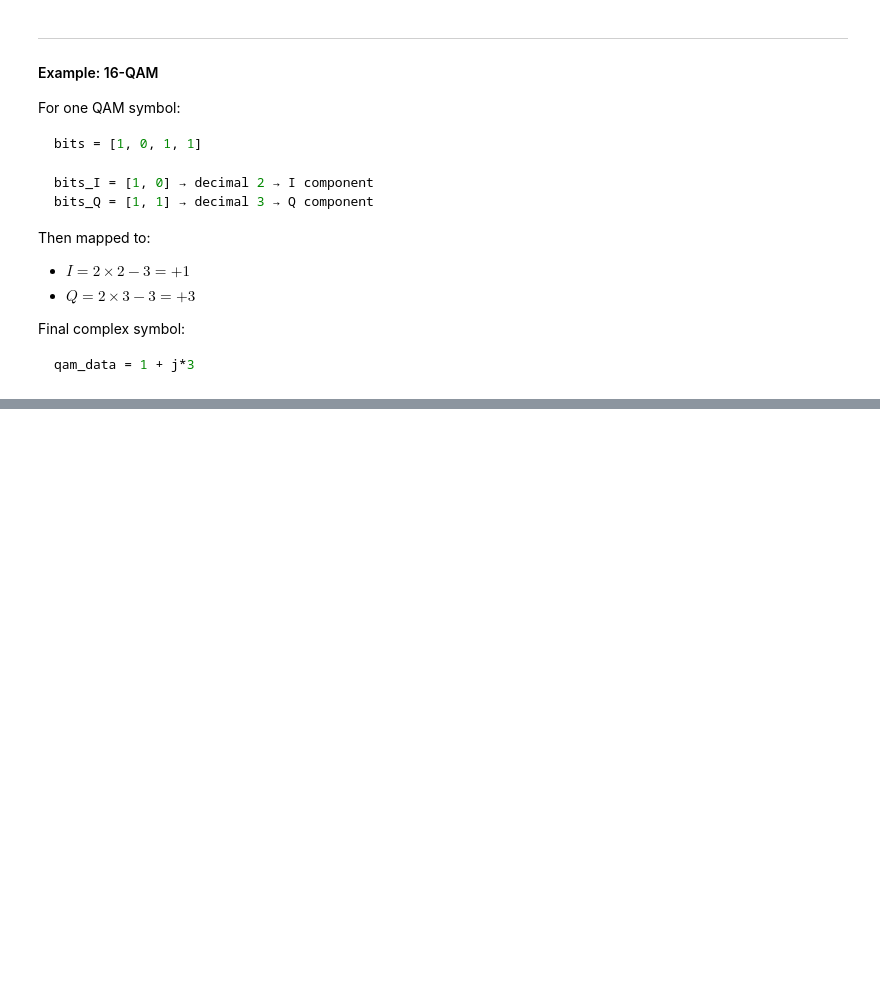
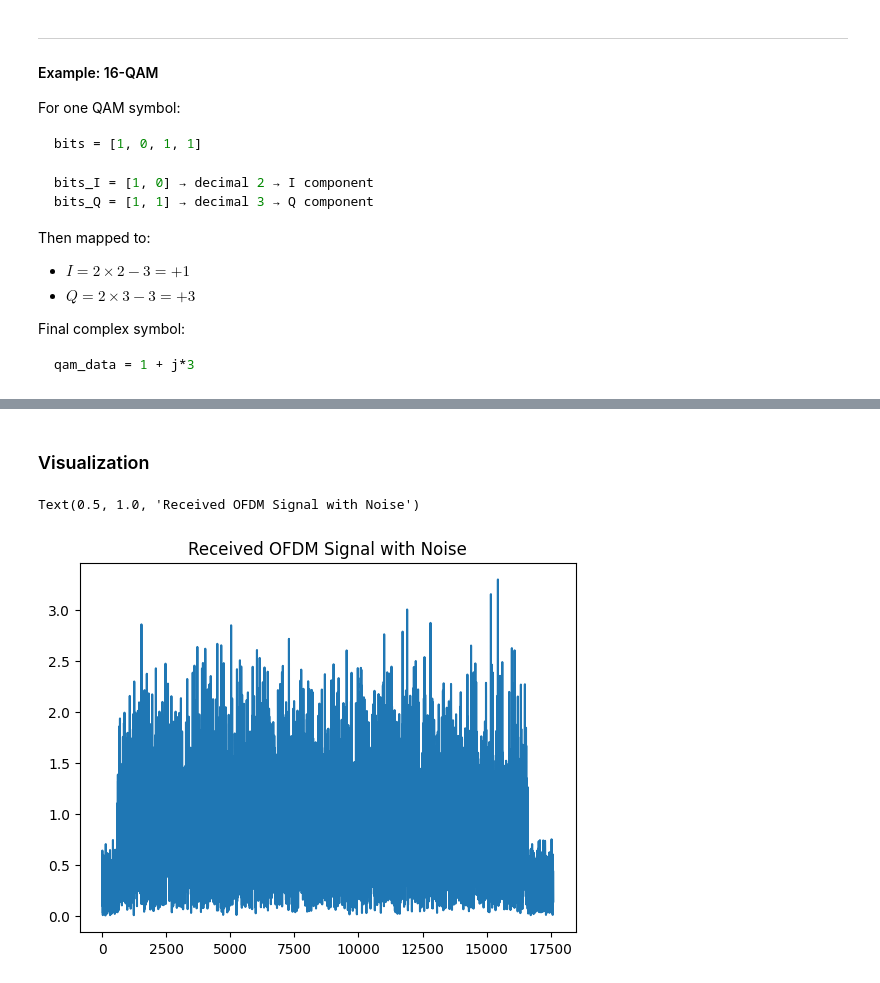
Before and after one commit to hamed-h98/5G_projects, a Jupyter notebook: OFDM_QAM/OFDM_QAM_TX_RX.ipynb, the cells around one changed output, grey strips where cells are left out. Cells and saved outputs as stored; diff of their text form; code cells hidden in the pictures; blank space fills up the shorter version.

```diff
--- a/OFDM_QAM/OFDM_QAM_TX_RX.ipynb
+++ b/OFDM_QAM/OFDM_QAM_TX_RX.ipynb
@@ -173,0 +187,3 @@ def generate_mqam_symbols(mod_order, num_active, num_symbols):
+# %%
+qam_data, bits = generate_mqam_symbols(mod_order, num_active, num_symbols)
+print("QAM symbols shape:", qam_data.shape)
@@ -251,0 +296,9 @@ Think of OFDM as encoding frequency data, and then IFFT transforms it into the r
+# %%
+ofdm_signal, symbol_matrix = generate_ofdm_signal(
+    qam_data=qam_data,
+    ifft_size=720,
+    cp_length=80,
+    num_symbols=20,
+    active_subcarriers=[i for i in range(720) if i != 360][-109:],  # Example: last 109 excluding DC
+    dc_index=360
+)
@@ -251,0 +359,26 @@ Think of OFDM as encoding frequency data, and then IFFT transforms it into the r
+# %%
+def add_noise_and_pad(ofdm_signal, noise_snr_db=35, left_pad=600, right_pad=1000, save_path='OFDM_Rx_Signal.mat'):
+    # Step 1: Compute signal power and noise power
+    signal_power = np.mean(np.abs(ofdm_signal)**2)
+    noise_power = signal_power / (10**(noise_snr_db / 10))
+
+    # Step 2: Add complex Gaussian noise (broadband in-band)
+    noise_std = np.sqrt(noise_power / 2)
+    inband_noise = noise_std * (np.random.randn(len(ofdm_signal)) + 1j * np.random.randn(len(ofdm_signal)))
+    ofdm_signal_noisy = ofdm_signal + inband_noise
+
+    # Step 3: Add noise padding
+    noise_before = noise_std * (np.random.randn(left_pad) + 1j * np.random.randn(left_pad))
+    noise_after  = noise_std * (np.random.randn(right_pad) + 1j * np.random.randn(right_pad))
+
+    # Step 4: Final concatenated signal
+    final_signal = np.concatenate([noise_before, ofdm_signal_noisy, noise_after])
+
+    # Step 5: Save to .mat file
+    savemat(save_path, {'final_signal': final_signal})
+
+    return final_signal
+# %%
+final_signal = add_noise_and_pad(ofdm_signal, noise_snr_db=10, left_pad=600, right_pad=1000)
+# %% [markdown]
+### Visualization
@@ -251,0 +414,7 @@ Think of OFDM as encoding frequency data, and then IFFT transforms it into the r
+# %%
+plt.figure(1)
+plt.plot(abs(final_signal))
+plt.title('Received OFDM Signal with Noise')
+# %% [output]
+Text(0.5, 1.0, 'Received OFDM Signal with Noise')
+[figure, added]
```
Also changed, not shown: parts of 16 cells of this notebook, 1 other file.
